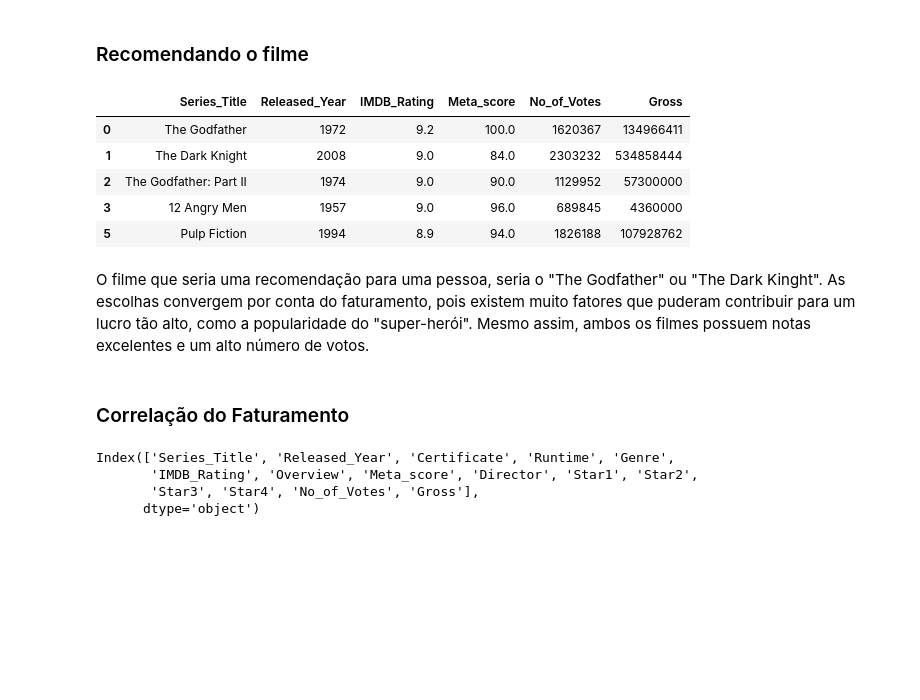
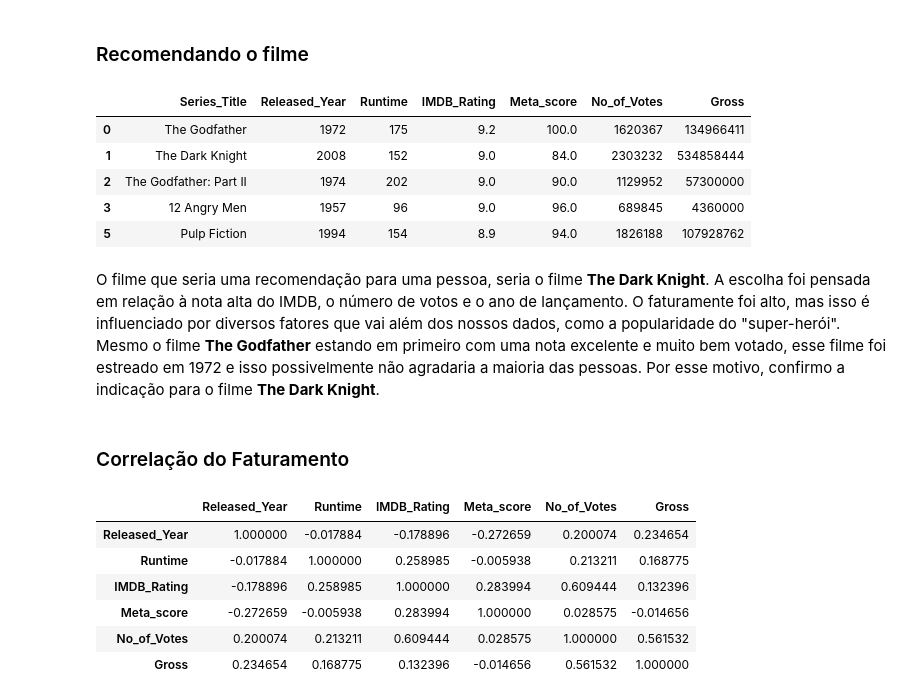
Before and after one commit to Mustasheep/LH-CD-THIAGO-DE-ASSIS, a Jupyter notebook: notebooks/desafio_indicium.ipynb, the cells around one changed output. Saved outputs shown, nothing was run; the diff lists cells and outputs as text; code cells hidden in the pictures; blank space fills up the shorter version.

Commit message:
feat: analise exploratória dos gêneros e do runtime

```diff
--- a/notebooks/desafio_indicium.ipynb
+++ b/notebooks/desafio_indicium.ipynb
@@ -234,28 +316,32 @@ Durante a análise exploratoria, irei entrar em vários subtópicos para respond
 # %% [markdown]
 ### Recomendando o filme
 # %%
-# Recomendando um filme a partir das features
-col_recomend = ["Series_Title", "Released_Year", "IMDB_Rating", "Meta_score", "No_of_Votes", "Gross"]
+# Recomendando um filme a partir das features numéricas
+col_recomend = ["Series_Title", "Released_Year", "Runtime", "IMDB_Rating", "Meta_score", "No_of_Votes", "Gross"]
 
 df_recomend = df[col_recomend].copy()
 df_recomend.sort_values(by=["IMDB_Rating", "No_of_Votes"], ascending=False, inplace=True)
 df_recomend.head()
 # %% [output]
-|  | Series_Title | Released_Year | IMDB_Rating | Meta_score | No_of_Votes | Gross |
-| 0 | The Godfather | 1972 | 9.2 | 100.0 | 1620367 | 134966411 |
-| 1 | The Dark Knight | 2008 | 9.0 | 84.0 | 2303232 | 534858444 |
-| 2 | The Godfather: Part II | 1974 | 9.0 | 90.0 | 1129952 | 57300000 |
-| 3 | 12 Angry Men | 1957 | 9.0 | 96.0 | 689845 | 4360000 |
-| 5 | Pulp Fiction | 1994 | 8.9 | 94.0 | 1826188 | 107928762 |
+|  | Series_Title | Released_Year | Runtime | IMDB_Rating | Meta_score | No_of_Votes | Gross |
+| 0 | The Godfather | 1972 | 175 | 9.2 | 100.0 | 1620367 | 134966411 |
+| 1 | The Dark Knight | 2008 | 152 | 9.0 | 84.0 | 2303232 | 534858444 |
+| 2 | The Godfather: Part II | 1974 | 202 | 9.0 | 90.0 | 1129952 | 57300000 |
+| 3 | 12 Angry Men | 1957 | 96 | 9.0 | 96.0 | 689845 | 4360000 |
+| 5 | Pulp Fiction | 1994 | 154 | 8.9 | 94.0 | 1826188 | 107928762 |
 # %% [markdown]
-O filme que seria uma recomendação para uma pessoa, seria o "The Godfather" ou "The Dark Kinght". As escolhas convergem por conta do faturamento, pois existem muito fatores que puderam contribuir para um lucro tão alto, como a popularidade do "super-herói". Mesmo assim, ambos os filmes possuem notas excelentes e um alto número de votos.
+O filme que seria uma recomendação para uma pessoa, seria o filme **The Dark Knight**. A escolha foi pensada em relação à nota alta do IMDB, o número de votos e o ano de lançamento. O faturamente foi alto, mas isso é influenciado por diversos fatores que vai além dos nossos dados, como a popularidade do "super-herói". Mesmo o filme **The Godfather** estando em primeiro com uma nota excelente e muito bem votado, esse filme foi estreado em 1972 e isso possivelmente não agradaria a maioria das pessoas. Por esse motivo, confirmo a indicação para o filme **The Dark Knight**.
 # %% [markdown]
 ### Correlação do Faturamento
 # %%
-df.columns
+df_corr = df_recomend.drop(columns='Series_Title')
+df_corr.corr()
 # %% [output]
-Index(['Series_Title', 'Released_Year', 'Certificate', 'Runtime', 'Genre',
-       'IMDB_Rating', 'Overview', 'Meta_score', 'Director', 'Star1', 'Star2',
-       'Star3', 'Star4', 'No_of_Votes', 'Gross'],
-      dtype='object')
+|  | Released_Year | Runtime | IMDB_Rating | Meta_score | No_of_Votes | Gross |
+| Released_Year | 1.000000 | -0.017884 | -0.178896 | -0.272659 | 0.200074 | 0.234654 |
+| Runtime | -0.017884 | 1.000000 | 0.258985 | -0.005938 | 0.213211 | 0.168775 |
+| IMDB_Rating | -0.178896 | 0.258985 | 1.000000 | 0.283994 | 0.609444 | 0.132396 |
+| Meta_score | -0.272659 | -0.005938 | 0.283994 | 1.000000 | 0.028575 | -0.014656 |
+| No_of_Votes | 0.200074 | 0.213211 | 0.609444 | 0.028575 | 1.000000 | 0.561532 |
+| Gross | 0.234654 | 0.168775 | 0.132396 | -0.014656 | 0.561532 | 1.000000 |
 # %%
```
Also changed, not shown: parts of 11 cells of this notebook.
